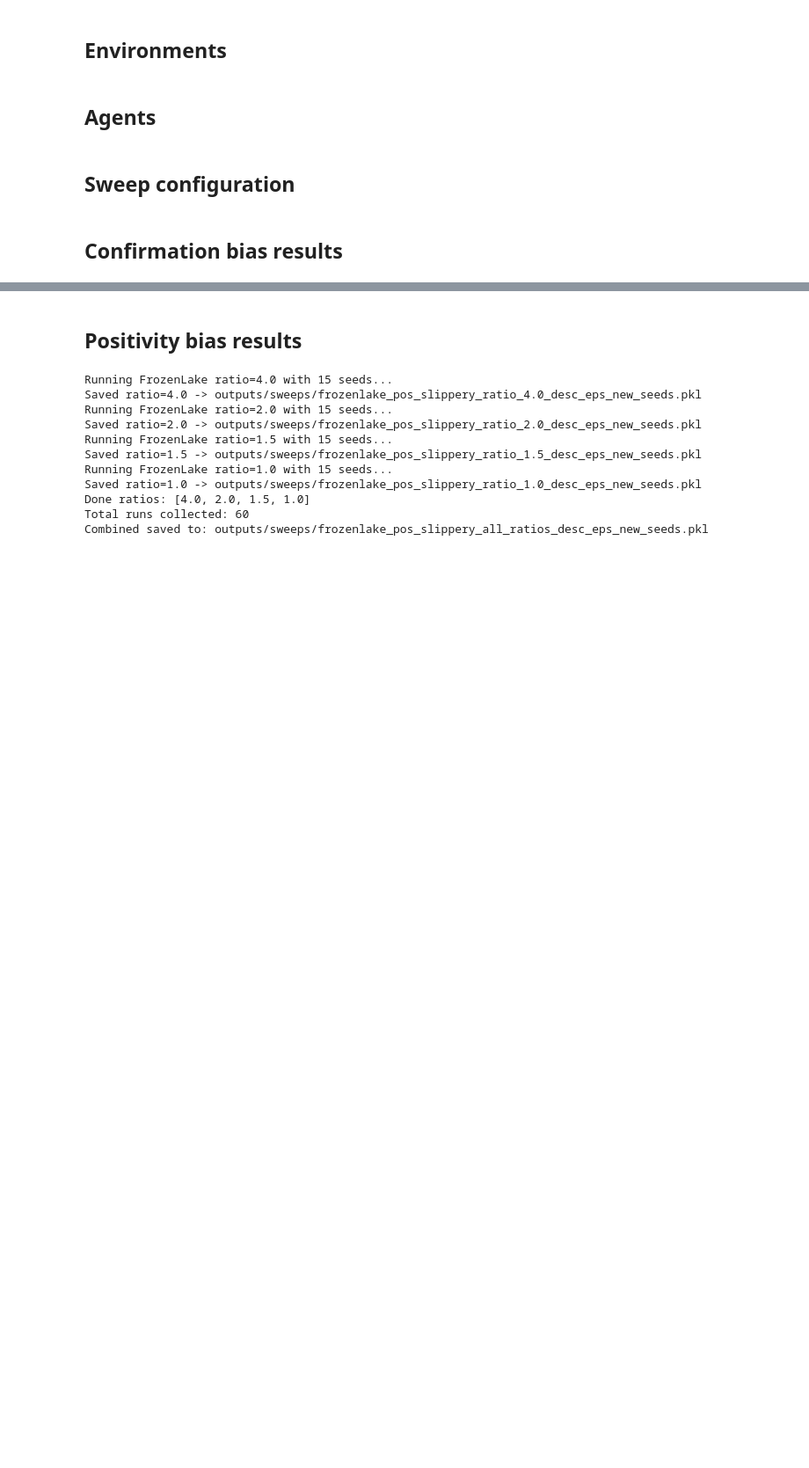
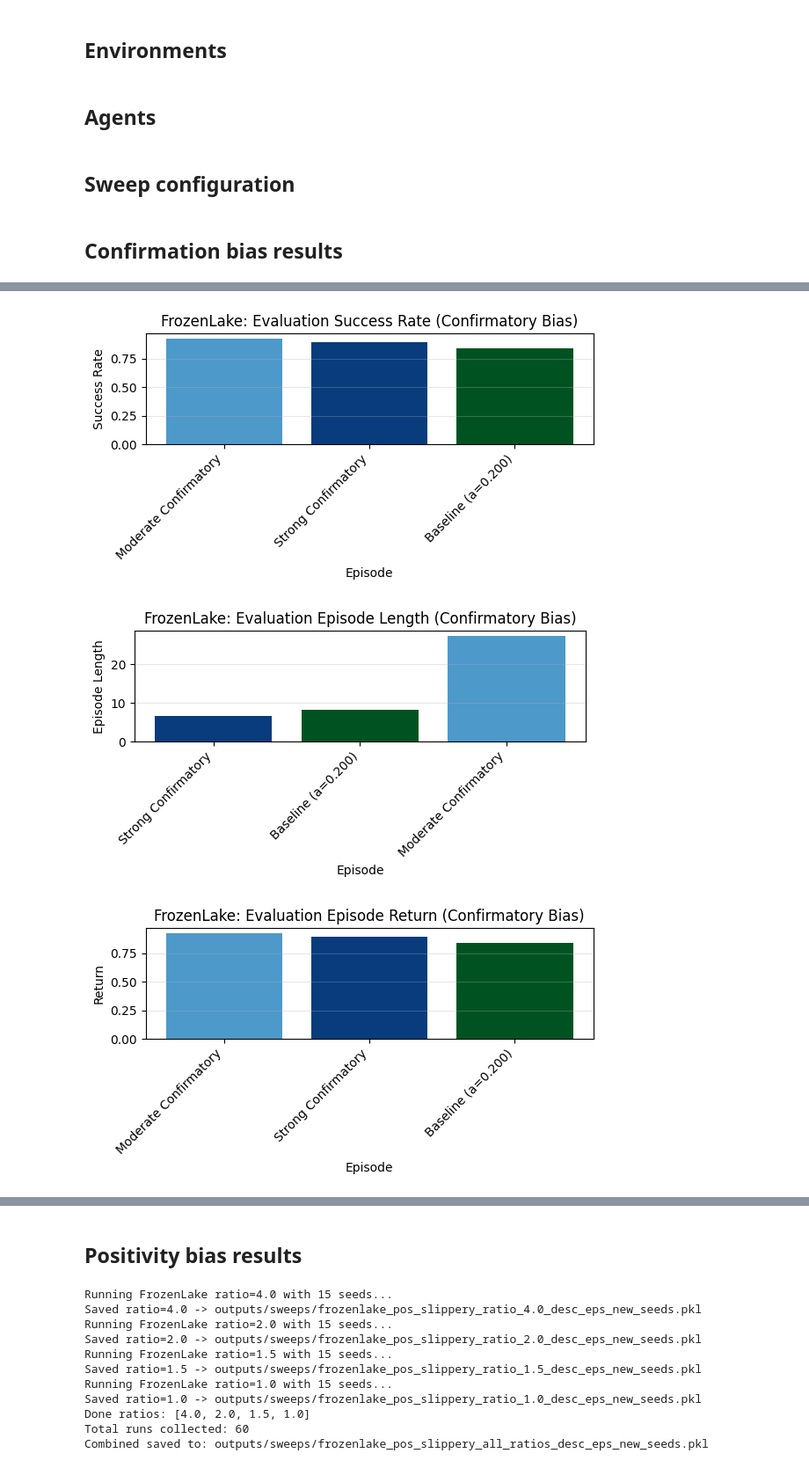
Before and after one commit to kallioaa/frustration_msc, a Jupyter notebook: src/prod_notebooks/assymetric_rl/assymetric_rl_sweep_frozenlake.ipynb, the cells around one changed output, grey strips where cells are left out. Shown at 88% size. Cells and saved outputs as stored; diff of their text form; code cells hidden in the pictures; blank space fills up the shorter version.

```diff
--- a/src/prod_notebooks/assymetric_rl/assymetric_rl_sweep_frozenlake.ipynb
+++ b/src/prod_notebooks/assymetric_rl/assymetric_rl_sweep_frozenlake.ipynb
@@ -211,0 +304,34 @@ KeyboardInterrupt:
+# %%
+from experiments.sweep_plots import plot_sweep_evaluation
+from experiments.sweep_plots_helper_thesis import frozenlake_evaluation_thesis_config
+
+eval_overrides = {
+    "enable_bias_gradient_colors": True,
+    "evaluation_bar_order": "original",
+    "plot_kwargs_by_key": {
+        "total_reward_per_episode": {"bar_order": "highest_to_lowest"},
+        "episode_won": {"bar_order": "highest_to_lowest"},
+        "episode_length_per_episode": {"bar_order": "lowest_to_highest"},
+        "total_td_error_per_episode": {"bar_order": "original"},
+        "mean_absolute_td_error_per_episode": {"bar_order": "original"},
+        "negative_td_error_sum_per_episode": {"bar_order": "original"},
+        "reward_loss_per_episode": {"bar_order": "lowest_to_highest"},
+        "frustration_rate_per_episode": {"bar_order": "highest_to_lowest"},
+    },
+}
+
+eval_cfg = frozenlake_evaluation_thesis_config(overrides=eval_overrides)
+
+plot_sweep_evaluation(
+    results,
+    window_size=eval_cfg["window_size"],
+    label_fn=eval_cfg["label_fn"],
+    plot_specs=eval_cfg["plot_specs"],
+    start_episode=eval_cfg["start_episode"],
+    end_episode=eval_cfg["end_episode"],
+    title_suffix="Confirmatory Bias",
+)
+# %% [output]
+[figure, added]
+[figure, added]
+[figure, added]
```
Also changed, not shown: parts of 8 cells of this notebook, 3 other files.
